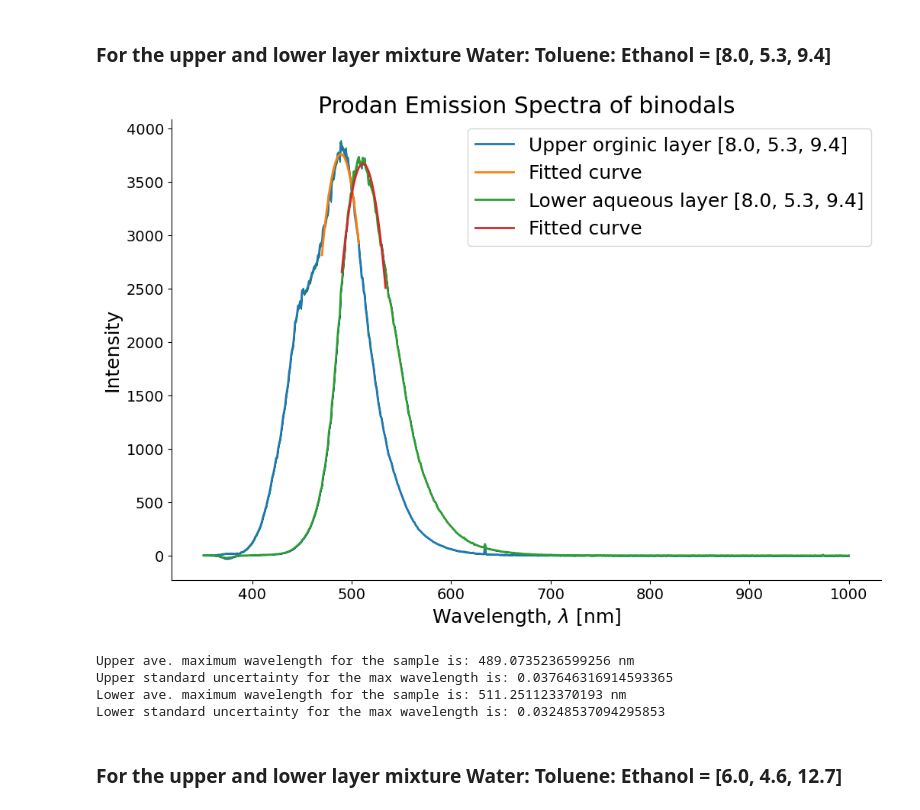
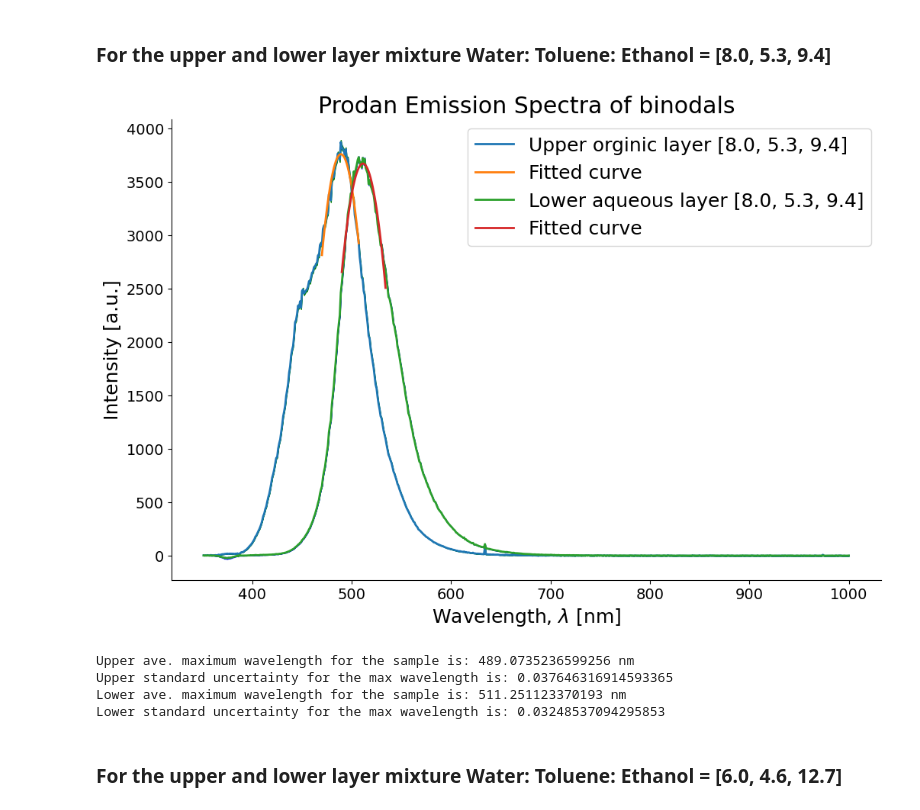
Before and after one commit to notmuchgeek/MS_2.2_TPDE, a Jupyter notebook: curve_fit_tie_line_Version 1.ipynb, the cells around one changed output. Drawn from its saved outputs; the diff is of its cells as text; code cells hidden in the pictures.

```diff
--- a/curve_fit_tie_line_Version 1.ipynb
+++ b/curve_fit_tie_line_Version 1.ipynb
@@ -127,35 +127,35 @@ initGuessl01 = [-0.5,-500,1800]
 
 C_fitl01 = yld_curve_fit_Y(para_curve,fit_ave_wv_samplel01,fit_ave_inten_samplel01,initGuessl01)
 f1_samplel01 = C_fitl01[0]
 max_wav_samplel01 = C_fitl01[1]
 cov_matrix_l01 = C_fitl01[2]
 wav_uncertain_l01 = cov_matrix_l01[1][1]
 
 fig1 = plt.figure(facecolor='white')
 ax1 = plt.axes(frameon=True)
 ax1.spines['right'].set_visible(False)
 ax1.spines['top'].set_visible(False)
 
 
 plt.plot(ave_wv_sampleu01,ave_inten_sampleu01,marker = '',linestyle = '-',label = 'Upper orginic layer [8.0, 5.3, 9.4]')
 plt.plot(fit_ave_wv_sampleu01,f1_sampleu01,label = 'Fitted curve')
 plt.fill_between(ave_wv_sampleu01, np.array(ave_inten_sampleu01)-np.array(std_inten_sampleu01),np.array(ave_inten_sampleu01)+np.array(std_inten_sampleu01), alpha=1, color = 'green')
 plt.plot(ave_wv_samplel01,ave_inten_samplel01,marker = '',linestyle = '-',label = 'Lower aqueous layer [8.0, 5.3, 9.4]')
 plt.plot(fit_ave_wv_samplel01,f1_samplel01,label = 'Fitted curve')
 plt.fill_between(ave_wv_samplel01, np.array(ave_inten_samplel01)-np.array(std_inten_samplel01),np.array(ave_inten_samplel01)+np.array(std_inten_samplel01), alpha=1, color = 'blue')
 
 plt.legend(loc = 'best')
 plt.title('Prodan Emission Spectra of binodals')
 plt.xlabel('Wavelength, $\lambda$ [nm]')
-plt.ylabel('Intensity')
+plt.ylabel('Intensity [a.u.]')
 plt.show()
 
 print('Upper ave. maximum wavelength for the sample is:',max_wav_sampleu01,'nm')
 print('Upper standard uncertainty for the max wavelength is:',wav_uncertain_u01)
 print('Lower ave. maximum wavelength for the sample is:',max_wav_samplel01,'nm')
 print('Lower standard uncertainty for the max wavelength is:',wav_uncertain_l01)
 # %% [output]
-[figure, old version]
+[figure, new version]
 Upper ave. maximum wavelength for the sample is: 489.0735236599256 nm
 Upper standard uncertainty for the max wavelength is: 0.037646316914593365
 Lower ave. maximum wavelength for the sample is: 511.251123370193 nm
```
Also changed, not shown: parts of 5 cells of this notebook, 1 other file.
